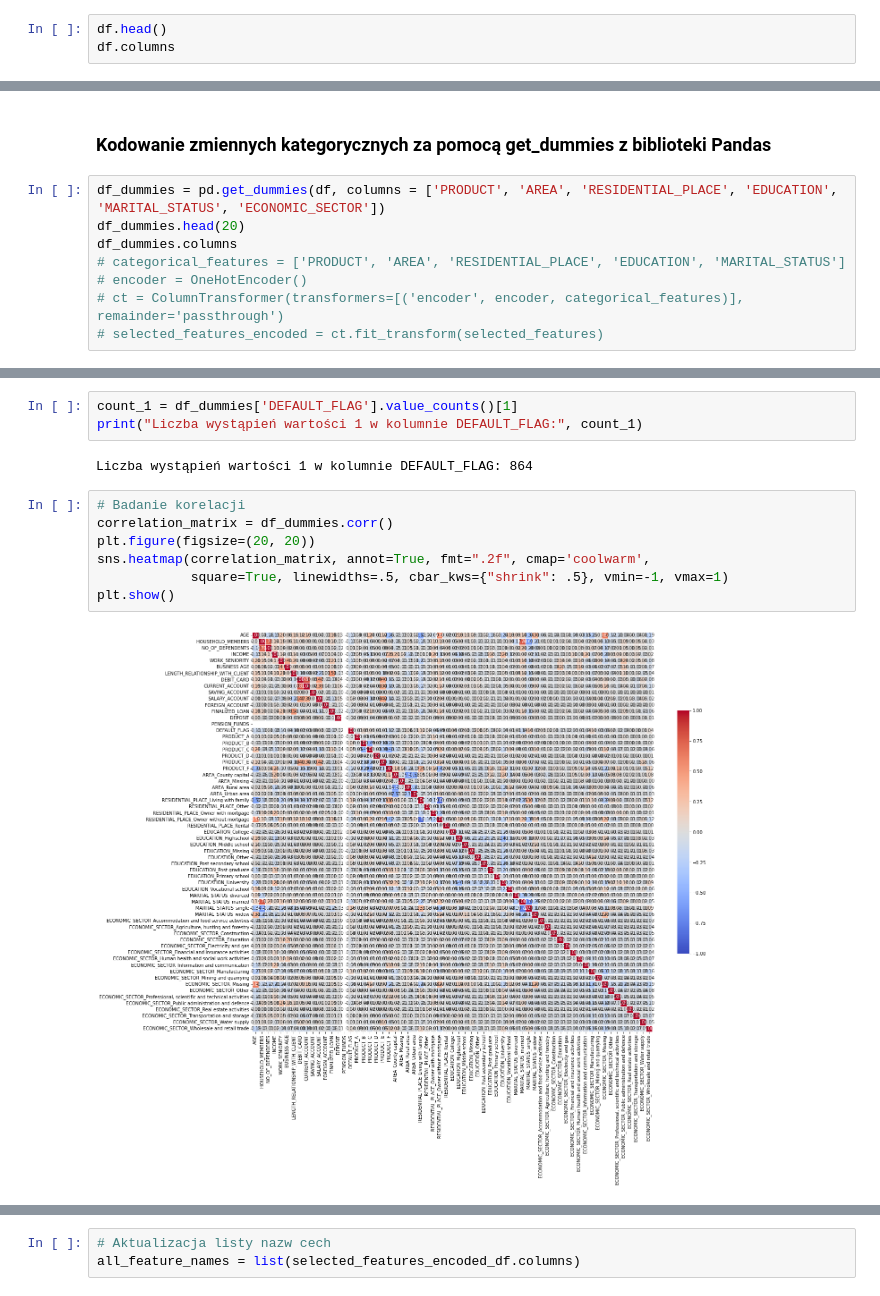
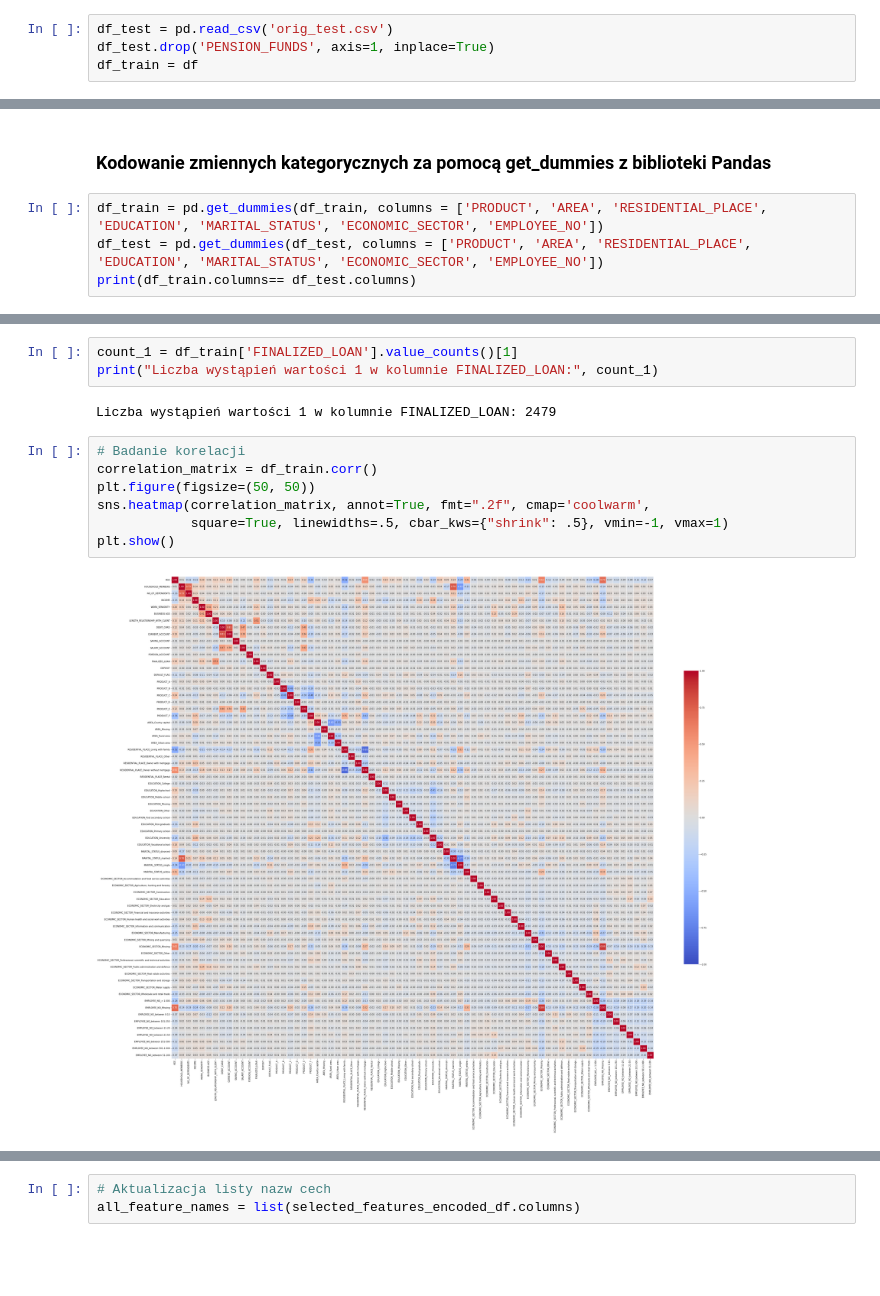
Before and after one commit to GabrielaMajstrak/ML-first-project, a Jupyter notebook: Projetk ML 1/ML_najnowsza_wersja.ipynb, the cells around one changed output, grey strips where cells are left out. Cells and saved outputs as stored; diff of their text form; blank space fills up the shorter version.

```diff
--- a/Projetk ML 1/ML_najnowsza_wersja.ipynb
+++ b/Projetk ML 1/ML_najnowsza_wersja.ipynb
@@ -248,3 +314,4 @@ from sklearn.preprocessing import OneHotEncoder, StandardScaler
 # %%
-df.head()
-df.columns
+df_test = pd.read_csv('orig_test.csv')
+df_test.drop('PENSION_FUNDS', axis=1, inplace=True)
+df_train = df
@@ -265,11 +339,7 @@ df = df.drop("PENSION_FUNDS", axis = 1)
 # %% [markdown]
 ### Kodowanie zmiennych kategorycznych za pomocą get_dummies z biblioteki Pandas
 # %%
-df_dummies = pd.get_dummies(df, columns = ['PRODUCT', 'AREA', 'RESIDENTIAL_PLACE', 'EDUCATION', 'MARITAL_STATUS', 'ECONOMIC_SECTOR'])
-df_dummies.head(20)
-df_dummies.columns
-# categorical_features = ['PRODUCT', 'AREA', 'RESIDENTIAL_PLACE', 'EDUCATION', 'MARITAL_STATUS']
-# encoder = OneHotEncoder()
-# ct = ColumnTransformer(transformers=[('encoder', encoder, categorical_features)], remainder='passthrough')
-# selected_features_encoded = ct.fit_transform(selected_features)
+df_train = pd.get_dummies(df_train, columns = ['PRODUCT', 'AREA', 'RESIDENTIAL_PLACE', 'EDUCATION', 'MARITAL_STATUS', 'ECONOMIC_SECTOR', 'EMPLOYEE_NO'])
+df_test = pd.get_dummies(df_test, columns = ['PRODUCT', 'AREA', 'RESIDENTIAL_PLACE', 'EDUCATION', 'MARITAL_STATUS', 'ECONOMIC_SECTOR', 'EMPLOYEE_NO'])
+print(df_train.columns== df_test.columns)
 # %% [output]
@@ -327,14 +352,14 @@ ValueError: Shape of passed values is (15097, 46), indices imply (15097, 43)
 # %%
-count_1 = df_dummies['DEFAULT_FLAG'].value_counts()[1]
-print("Liczba wystąpień wartości 1 w kolumnie DEFAULT_FLAG:", count_1)
+count_1 = df_train['FINALIZED_LOAN'].value_counts()[1]
+print("Liczba wystąpień wartości 1 w kolumnie FINALIZED_LOAN:", count_1)
 # %% [output]
-Liczba wystąpień wartości 1 w kolumnie DEFAULT_FLAG: 864
+Liczba wystąpień wartości 1 w kolumnie FINALIZED_LOAN: 2479
 # %%
 # Badanie korelacji
-correlation_matrix = df_dummies.corr()
-plt.figure(figsize=(20, 20))
+correlation_matrix = df_train.corr()
+plt.figure(figsize=(50, 50))
 sns.heatmap(correlation_matrix, annot=True, fmt=".2f", cmap='coolwarm',
             square=True, linewidths=.5, cbar_kws={"shrink": .5}, vmin=-1, vmax=1)
 plt.show()
 # %% [output]
-[figure, old version]
+[figure, new version]
```
Also changed, not shown: parts of 45 cells of this notebook.
